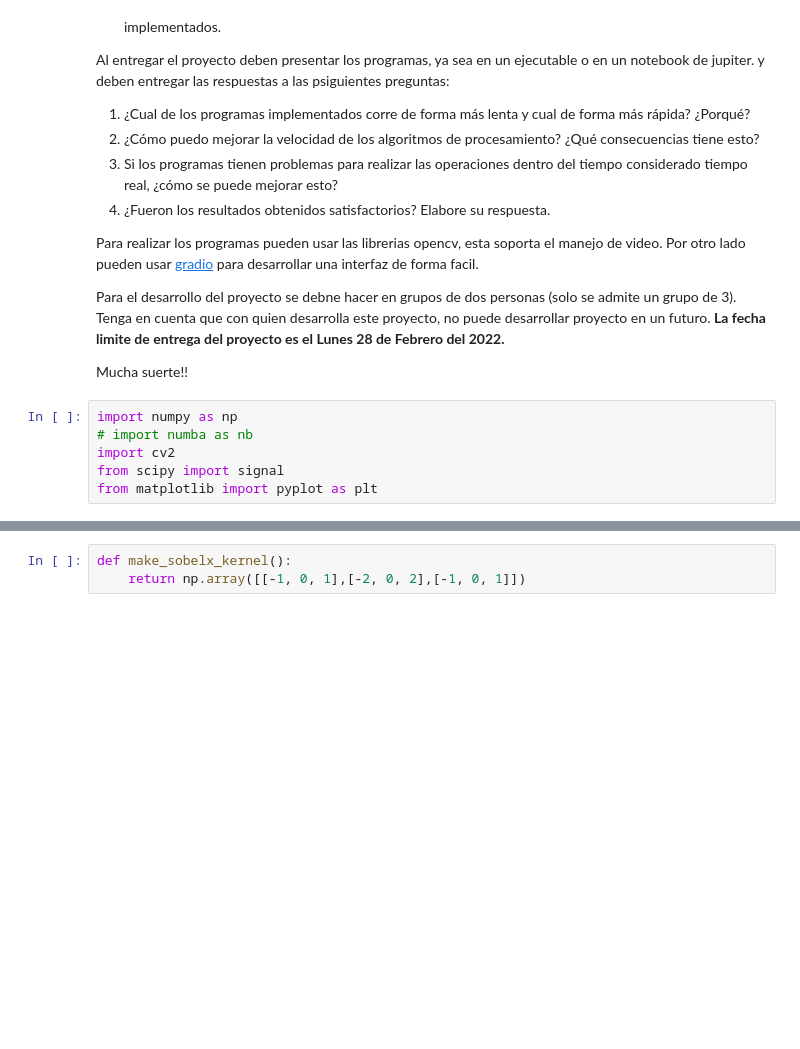
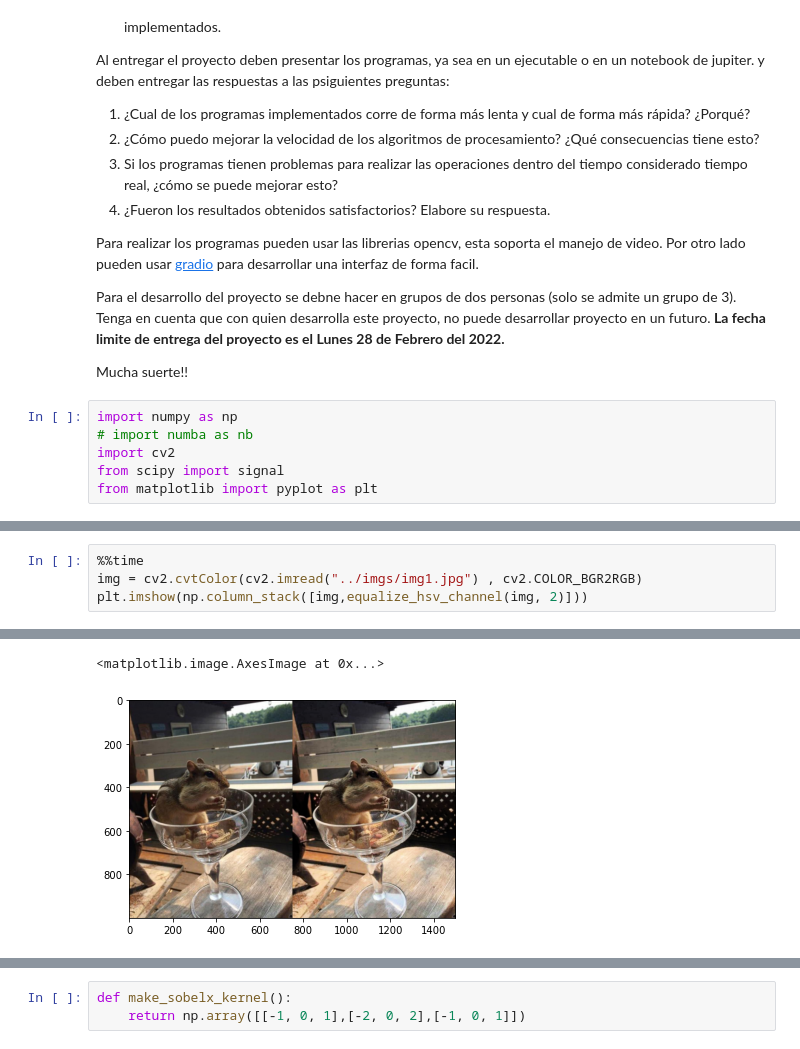
Before and after one commit to DaveAlsina/proyecto1vision, a Jupyter notebook: proyecto1/Proyecto I Filter me.ipynb, the cells around one changed output, grey strips where cells are left out. Saved outputs shown, nothing was run; the diff lists cells and outputs as text; blank space fills up the shorter version.

```diff
--- a/proyecto1/Proyecto I Filter me.ipynb
+++ b/proyecto1/Proyecto I Filter me.ipynb
@@ -36,0 +52,5 @@ from matplotlib import pyplot as plt
+# %%
+%%time
+img = cv2.cvtColor(cv2.imread("../imgs/img1.jpg") , cv2.COLOR_BGR2RGB)
+plt.imshow(np.column_stack([img,equalize_hsv_channel(img, 2)]))
+# %% [output]
@@ -36,0 +59,2 @@ from matplotlib import pyplot as plt
+<matplotlib.image.AxesImage at 0x...>
+[figure, added]
```
Also changed, not shown: parts of 25 cells of this notebook, 1 other file.
